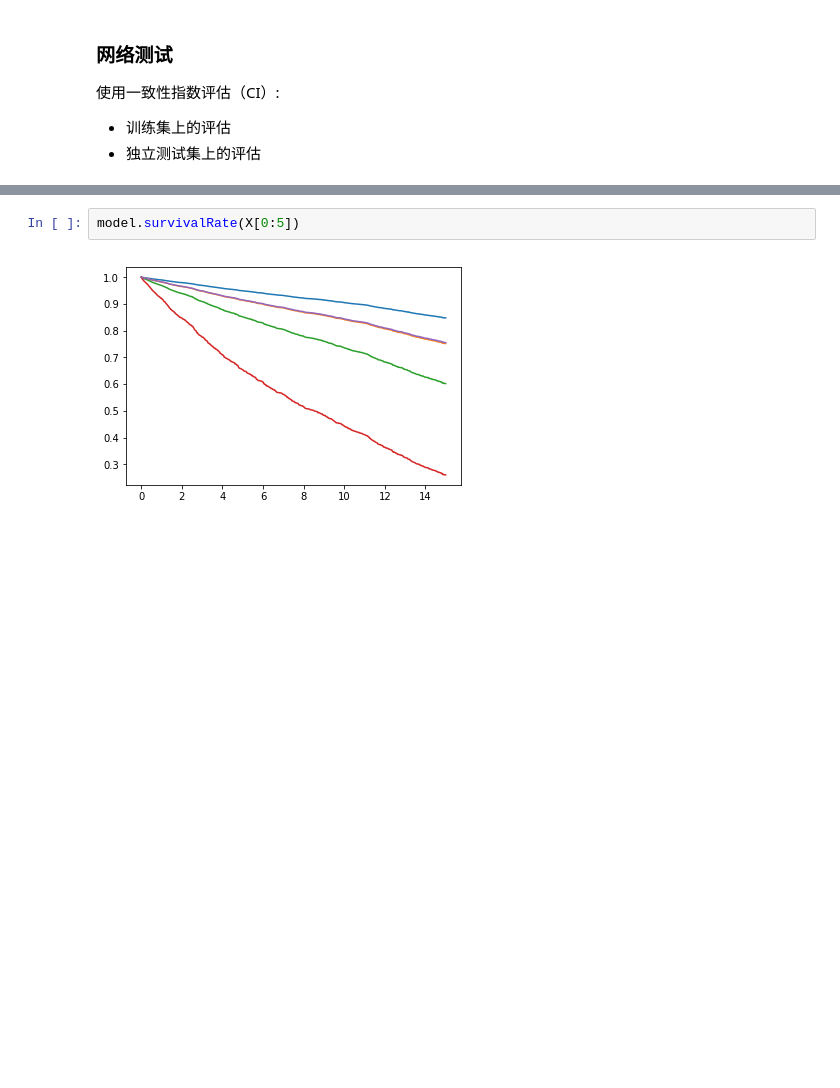
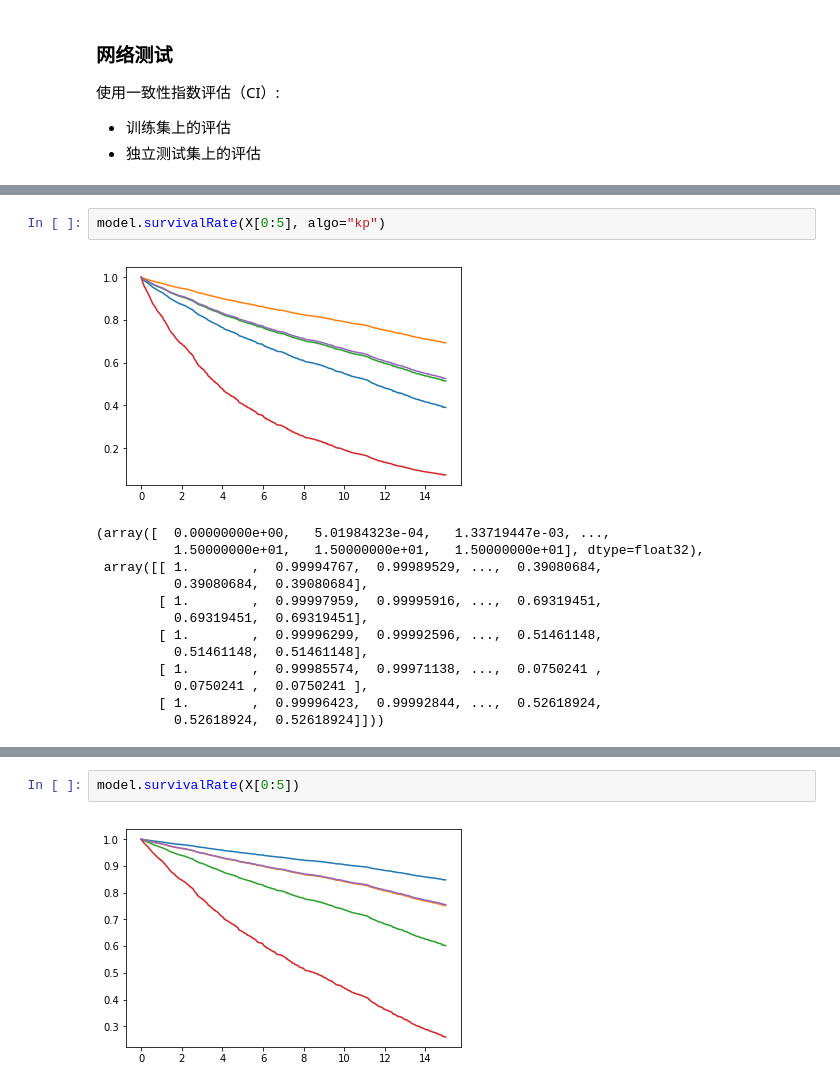
Before and after one commit to LiuHuiSigma/TFDeepSurv, a Jupyter notebook: notebook/exp_deepsurv.ipynb, the cells around one changed output, grey strips where cells are left out. Saved outputs shown, nothing was run; the diff lists cells and outputs as text; blank space fills up the shorter version.

```diff
--- a/notebook/exp_deepsurv.ipynb
+++ b/notebook/exp_deepsurv.ipynb
@@ -106,0 +167,16 @@ array([-0.7282185 ,  1.        ,  0.01155464, -0.00327509, -0.04845629,
+# %%
+model.survivalRate(X[0:5], algo="kp")
+# %% [output]
+[figure, added]
+(array([  0.00000000e+00,   5.01984323e-04,   1.33719447e-03, ...,
+          1.50000000e+01,   1.50000000e+01,   1.50000000e+01], dtype=float32),
+ array([[ 1.        ,  0.99994767,  0.99989529, ...,  0.39080684,
+          0.39080684,  0.39080684],
+        [ 1.        ,  0.99997959,  0.99995916, ...,  0.69319451,
+          0.69319451,  0.69319451],
+        [ 1.        ,  0.99996299,  0.99992596, ...,  0.51461148,
+          0.51461148,  0.51461148],
+        [ 1.        ,  0.99985574,  0.99971138, ...,  0.0750241 ,
+          0.0750241 ,  0.0750241 ],
+        [ 1.        ,  0.99996423,  0.99992844, ...,  0.52618924,
+          0.52618924,  0.52618924]]))
```
Also changed, not shown: parts of 15 cells of this notebook, 1 other file.
